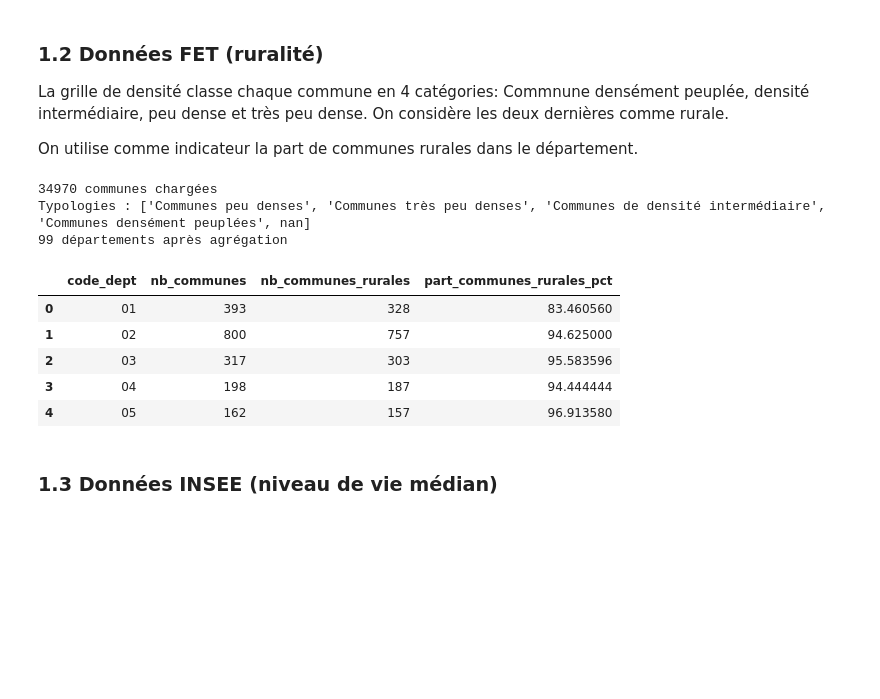
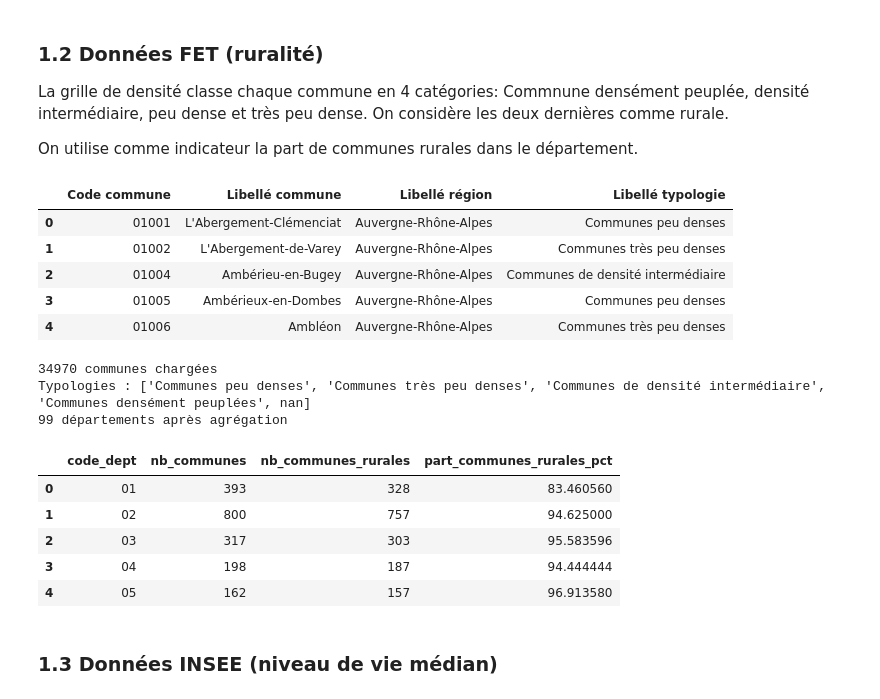
Before and after one commit to TeodoraHub/projet_pythonDS, a Jupyter notebook: notebook_recyclage_projet_python2.ipynb, the cells around one changed output. Cells and saved outputs as stored; diff of their text form; code cells hidden in the pictures; blank space fills up the shorter version.

Commit message:
Suppression des quelques fonctions + Traitement

```diff
--- a/notebook_recyclage_projet_python2.ipynb
+++ b/notebook_recyclage_projet_python2.ipynb
@@ -211,15 +225,55 @@ La grille de densité classe chaque commune en 4 catégories:
 Commnune densément peuplée, densité intermédiaire, peu dense et très peu dense. On considère les deux dernières comme rurale.
 
 On utilise comme indicateur la part de communes rurales dans le département.
+# %%
+df_dept = pd.read_excel("https://minio.lab.sspcloud.fr/id2848/FET2021-19.xlsx", sheet_name="Figure 1", skiprows=2)
+df_dept.head(5)
+# %% [output]
+|  | Code commune | Libellé commune | Libellé région | Libellé typologie |
+| 0 | 01001 | L'Abergement-Clémenciat | Auvergne-Rhône-Alpes | Communes peu denses |
+| 1 | 01002 | L'Abergement-de-Varey | Auvergne-Rhône-Alpes | Communes très peu denses |
+| 2 | 01004 | Ambérieu-en-Bugey | Auvergne-Rhône-Alpes | Communes de densité intermédiaire |
+| 3 | 01005 | Ambérieux-en-Dombes | Auvergne-Rhône-Alpes | Communes peu denses |
+| 4 | 01006 | Ambléon | Auvergne-Rhône-Alpes | Communes très peu denses |
+# %%
+
+df_dept.columns = ["code_commune", "lib_commune", "code_typologie", "lib_typologie"]
+print(f"{len(df_dept)} communes chargées")
+print(f"Typologies : {df_dept['lib_typologie'].unique().tolist()}")
+
+# Codes communes sur 5 caractères
+df_dept["code_commune"] = df_dept["code_commune"].astype(str).str.zfill(5)
+
+# Code département = 2 premiers caractères du code commune
+df_dept["code_dept"] = df_dept["code_commune"].str[:2]
+
+# Identification des communes rurales
+types_ruraux = ["Communes peu denses", "Communes très peu denses"]
+df_dept["est_rural"] = df_dept["lib_typologie"].isin(types_ruraux)
+
+    # Agrégation par département
+ruralite_dept = (
+        df_dept.groupby("code_dept", as_index=False)
+        .agg(
+            nb_communes=("code_commune", "count"),
+            nb_communes_rurales=("est_rural", "sum"),
+        )
+    )
+
+# Part des communes rurales
+ruralite_dept["part_communes_rurales_pct"] = (
+        ruralite_dept["nb_communes_rurales"] / ruralite_dept["nb_communes"] * 100
+    )
+
+print(f"{len(ruralite_dept)} départements après agrégation")
+# %% [output]
+34970 communes chargées
+Typologies : ['Communes peu denses', 'Communes très peu denses', 'Communes de densité intermédiaire', 'Communes densément peuplées', nan]
+99 départements après agrégation
 # %%
-# On appelle la fonction
 
-ruralite_dept = charger_ruralite("https://minio.lab.sspcloud.fr/id2848/FET2021-19.xlsx")
 display(ruralite_dept.head())
 # %% [output]
-34970 communes chargées
-Typologies : ['Communes peu denses', 'Communes très peu denses', 'Communes de densité intermédiaire', 'Communes densément peuplées', nan]
-99 départements après agrégation
 |  | code_dept | nb_communes | nb_communes_rurales | part_communes_rurales_pct |
 | 0 | 01 | 393 | 328 | 83.460560 |
 | 1 | 02 | 800 | 757 | 94.625000 |
```
Also changed, not shown: parts of 18 cells of this notebook, 3 other files.
